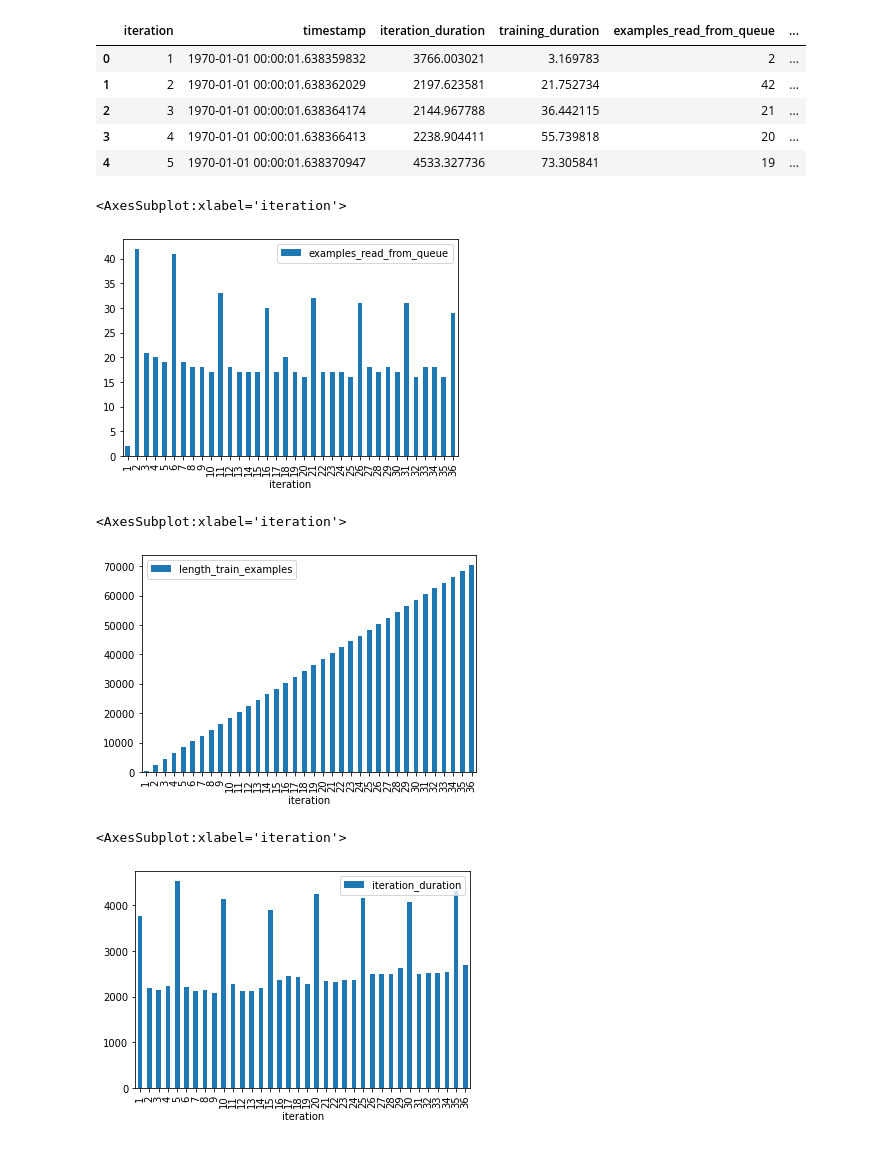
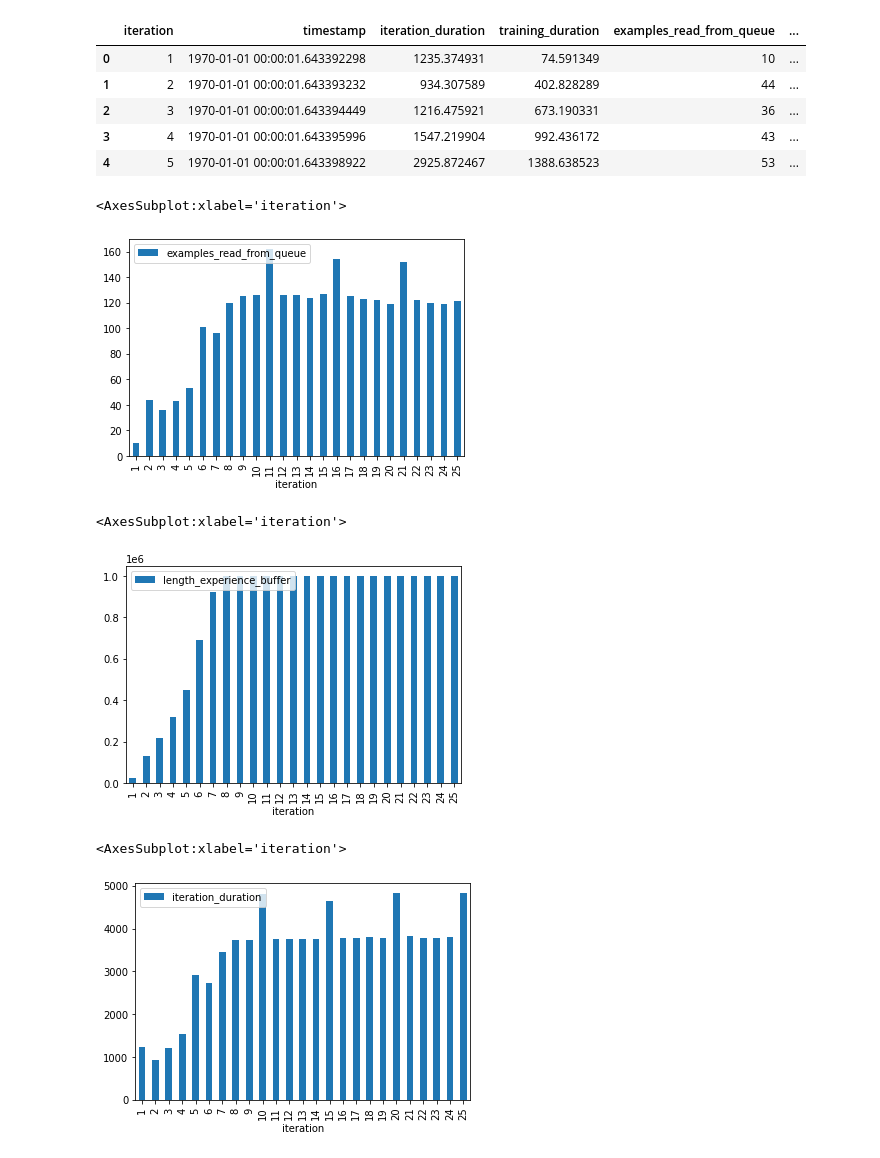
Before and after one commit to campfireman/bachelor-thesis, a Jupyter notebook: code/notebooks/training_overview.ipynb, the cells around one changed output. Saved outputs shown, nothing was run; the diff lists cells and outputs as text; code cells hidden in the pictures.

```diff
--- a/code/notebooks/training_overview.ipynb
+++ b/code/notebooks/training_overview.ipynb
@@ -3,34 +3,34 @@ import pandas as pd
 import os
 import matplotlib.pyplot as plt
 
-TIMESTAMP = 1638355223.9429553
-DATA_DIRECTORY = '../data'
+TIMESTAMP = '1643390569.2872791'
+DATA_DIRECTORY = '/run/media/ture/Backup Plus/data/2022-01-29_server_training/'
 
 perf_data = pd.read_csv(os.path.join(DATA_DIRECTORY, f'{TIMESTAMP}_performance_stats.csv'))
 perf_data['timestamp'] = pd.to_datetime(perf_data['timestamp'])
 perf_data.head()
 # %% [output]
 |  | iteration | timestamp | iteration_duration | training_duration | examples_read_from_queue | ... |
-| 0 | 1 | 1970-01-01 00:00:01.638359832 | 3766.003021 | 3.169783 | 2 | ... |
-| 1 | 2 | 1970-01-01 00:00:01.638362029 | 2197.623581 | 21.752734 | 42 | ... |
-| 2 | 3 | 1970-01-01 00:00:01.638364174 | 2144.967788 | 36.442115 | 21 | ... |
-| 3 | 4 | 1970-01-01 00:00:01.638366413 | 2238.904411 | 55.739818 | 20 | ... |
-| 4 | 5 | 1970-01-01 00:00:01.638370947 | 4533.327736 | 73.305841 | 19 | ... |
+| 0 | 1 | 1970-01-01 00:00:01.643392298 | 1235.374931 | 74.591349 | 10 | ... |
+| 1 | 2 | 1970-01-01 00:00:01.643393232 | 934.307589 | 402.828289 | 44 | ... |
+| 2 | 3 | 1970-01-01 00:00:01.643394449 | 1216.475921 | 673.190331 | 36 | ... |
+| 3 | 4 | 1970-01-01 00:00:01.643395996 | 1547.219904 | 992.436172 | 43 | ... |
+| 4 | 5 | 1970-01-01 00:00:01.643398922 | 2925.872467 | 1388.638523 | 53 | ... |
 # %%
 perf_data.plot.bar(x='iteration', y='examples_read_from_queue')
 # %% [output]
 <AxesSubplot:xlabel='iteration'>
-[figure, old version]
+[figure, new version]
 # %%
-perf_data.plot.bar(x='iteration', y='length_train_examples')
+perf_data.plot.bar(x='iteration', y='length_experience_buffer')
 # %% [output]
 <AxesSubplot:xlabel='iteration'>
-[figure, old version]
+[figure, new version]
 # %%
 perf_data.plot.bar(x='iteration', y='iteration_duration')
 # %% [output]
 <AxesSubplot:xlabel='iteration'>
-[figure, old version]
+[figure, new version]
 # %%
 rndm_data = pd.read_csv(os.path.join(DATA_DIRECTORY, f'{TIMESTAMP}_random_player_game_stats.csv'))
 rndm_data['timestamp'] = pd.to_datetime(perf_data['timestamp'])
```
Also changed, not shown: parts of 4 cells of this notebook, 13 other files.
